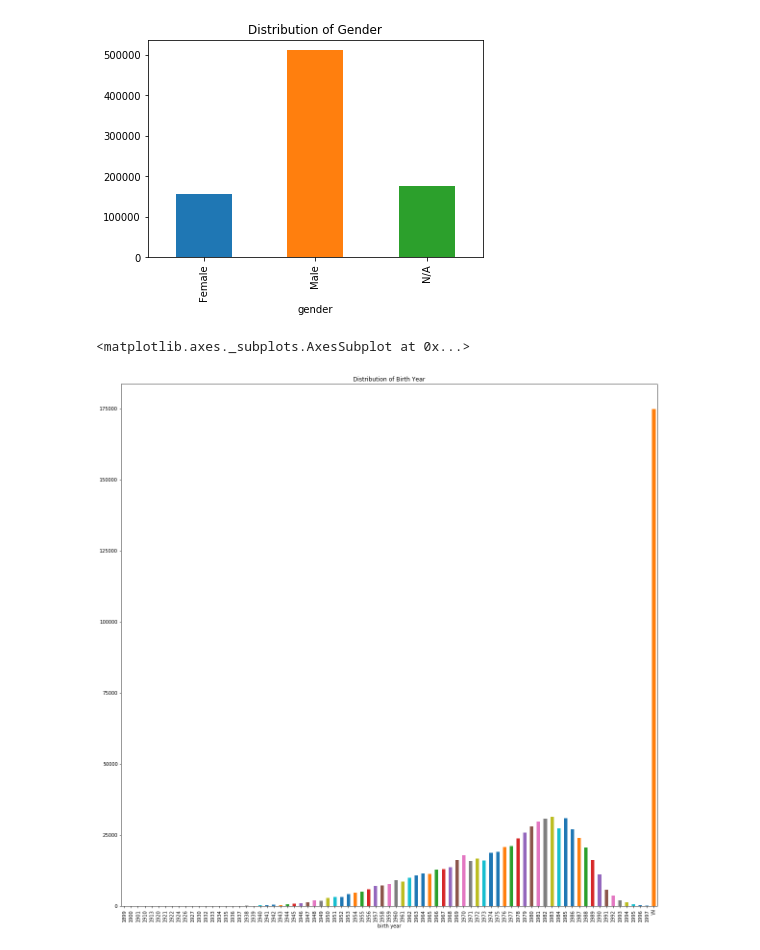
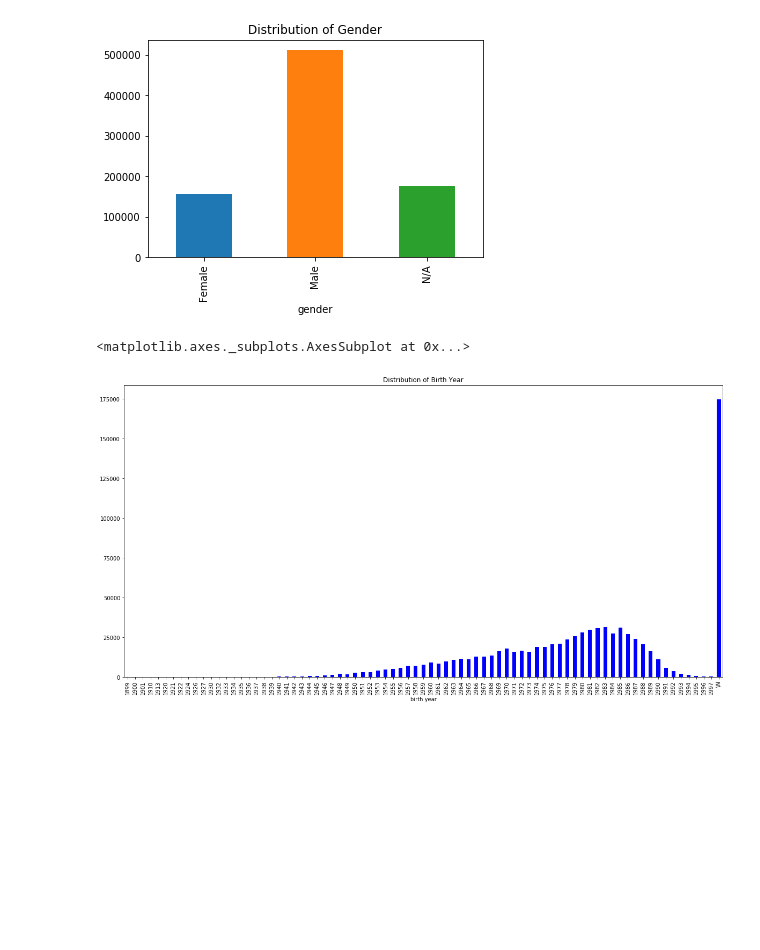
Before and after one commit to Siimon13/CodePlace, a Jupyter notebook: DataSenseMaking/Citi_Bike_Analytics.ipynb, the cells around one changed output. Saved outputs shown, nothing was run; the diff lists cells and outputs as text; code cells hidden in the pictures; blank space fills up the shorter version.

```diff
--- a/DataSenseMaking/Citi_Bike_Analytics.ipynb
+++ b/DataSenseMaking/Citi_Bike_Analytics.ipynb
@@ -257,8 +276,8 @@ citi_gender_df[["gender"]].groupby("gender").size().plot(kind="bar", title="Dist
 <matplotlib.axes._subplots.AxesSubplot at 0x...>
 [figure]
 # %%
-citi_df[["birth year"]].groupby("birth year").size().plot(kind="bar", title="Distribution of Birth Year", figsize=(20,20))
+citi_df[["birth year"]].groupby("birth year").size().plot(kind="bar", title="Distribution of Birth Year", figsize=(20,10), color="blue")
 # %% [output]
 <matplotlib.axes._subplots.AxesSubplot at 0x...>
-[figure, old version]
+[figure, new version]
 # %%
```
Also changed, not shown: parts of 10 cells of this notebook.
